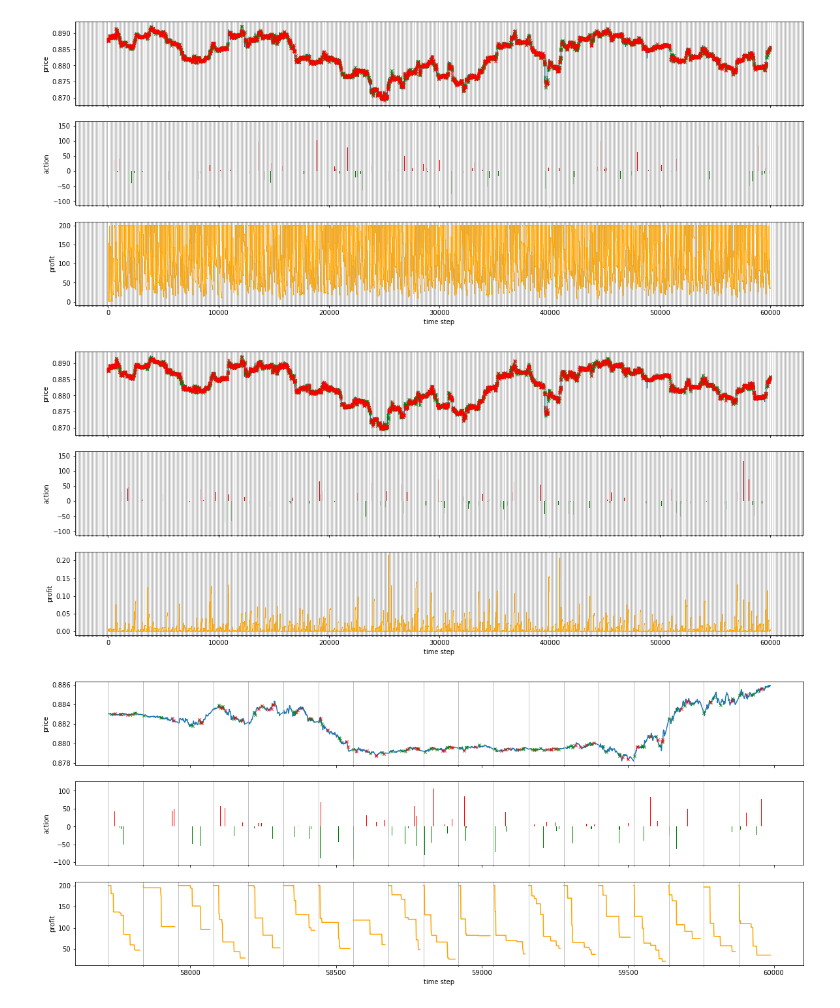
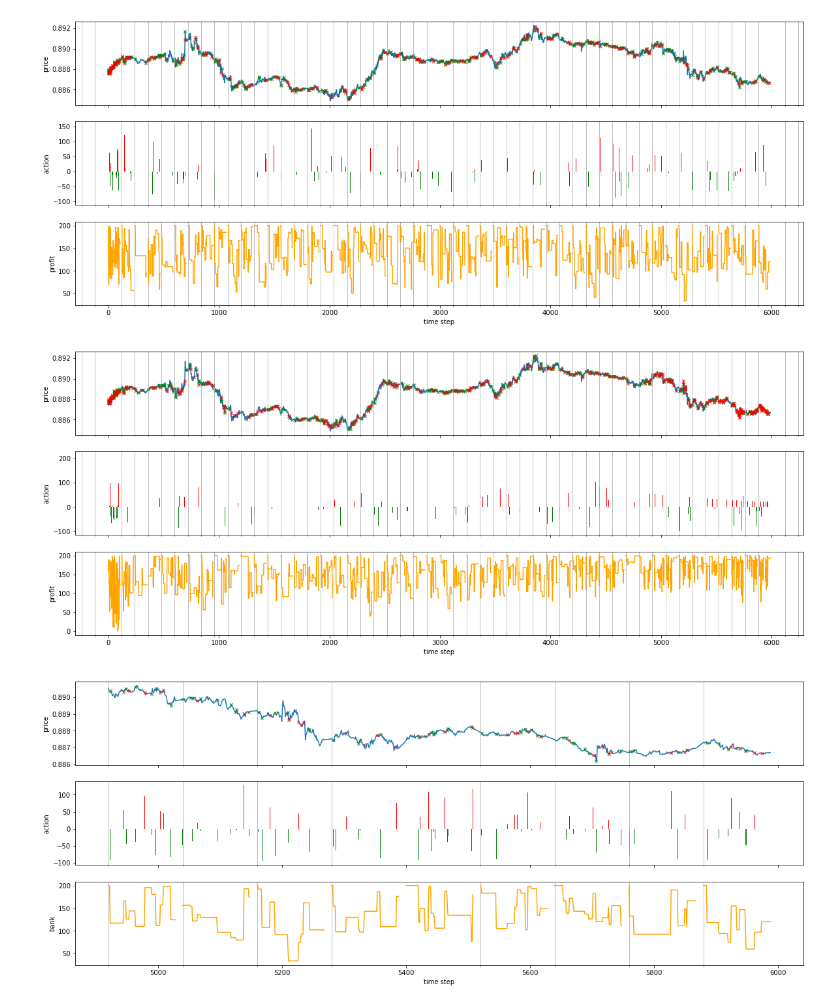
Before and after one commit to j-truong/DQN-Trading-Agent, a Jupyter notebook: model analysis.ipynb, the cells around one changed output. Cells and saved outputs as stored; diff of their text form; code cells hidden in the pictures.

```diff
--- a/model analysis.ipynb
+++ b/model analysis.ipynb
@@ -35,7 +35,7 @@ def profit_graph(ax, df):
         #a = e_df.profit.cumsum()
         ax.plot(e_df.ts, e_df.bank, color='orange')
 
-    ax.set_ylabel('profit')
+    ax.set_ylabel('bank')
     ax.set_xlabel('time step')
 
 def graph(df, spacing):
@@ -53,10 +53,14 @@ def graph(df, spacing):
 
     plt.show()
 # %%
-fname = "saved_data/forced_explore.pickle"
+fname = "saved_data/forced_explore2.pickle"
 with open(fname, 'rb') as handle:
     df_explore = pickle.load(handle)
+
+fname = "saved_data/unforced_explore2.pickle"
+with open(fname, 'rb') as handle:
+    df_unexplore = pickle.load(handle)
 # %%
 graph(df_explore, 120)
 # %% [output]
-[figure, old version]
+[figure, new version]
@@ -67,17 +67,17 @@ with open(fname, 'rb') as handle:
 # %%
 graph(df_unexplore, 120)
 # %% [output]
-[figure, old version]
+[figure, new version]
 # %%
-last = 20
+last = 10
 
 ep = df_explore.episode.unique()[-last]
 df_explore20 = df_explore[ df_explore.episode>ep]
 df_unexplore20 = df_unexplore[ df_unexplore.episode>ep]
 
 graph(df_explore20, 120)
 # %% [output]
-[figure, old version]
+[figure, new version]
 # %%
 graph(df_unexplore20, 120)
 # %% [output]
```
Also changed, not shown: parts of 6 cells of this notebook, 9 other files.
